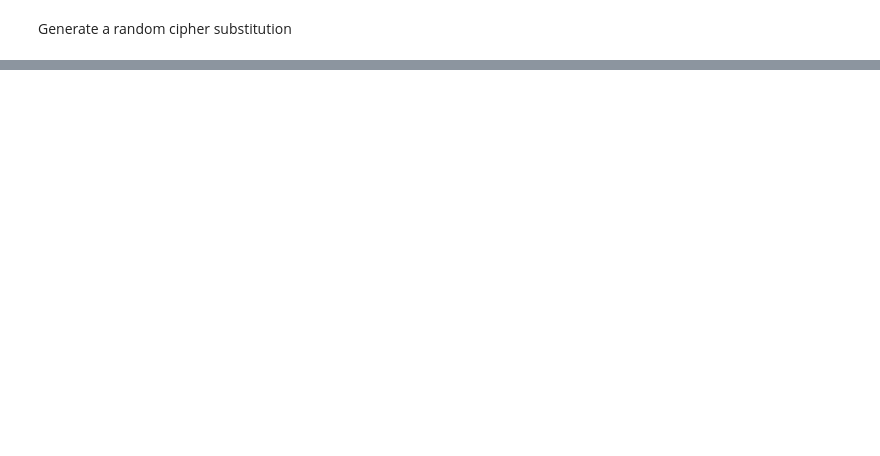
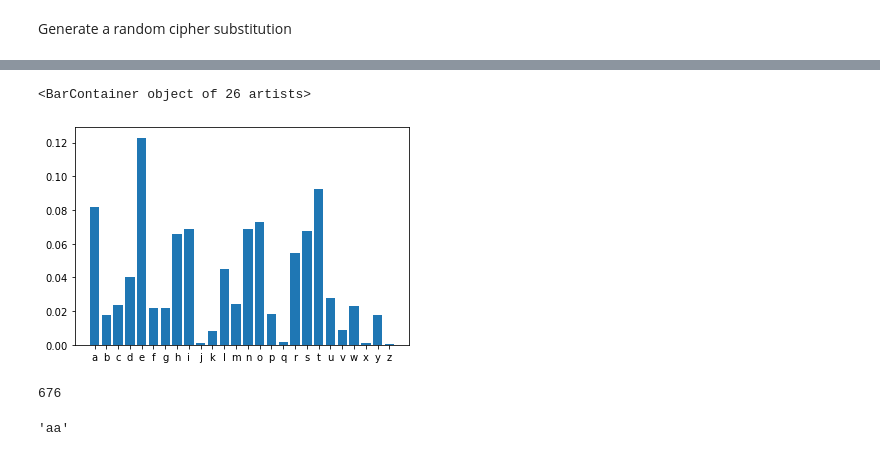
Before and after one commit to moeinrns/Cipher-Dycription, a Jupyter notebook: Cipher Decryption.ipynb, the cells around one changed output, grey strips where cells are left out. Cells and saved outputs as stored; diff of their text form; code cells hidden in the pictures; blank space fills up the shorter version.

```diff
--- a/Cipher Decryption.ipynb
+++ b/Cipher Decryption.ipynb
@@ -41,0 +57,6 @@ random_sub_cipher
+# %%
+#Make a copy of the original text
+text = data
+# %%
+#Decapitalize all letters in the text
+text = text.lower()
@@ -41,0 +67,9 @@ random_sub_cipher
+# %%
+#Removing unwanted characters except alphabetic ones
+import re
+pattern = r'[^A-Za-z0-9]+'
+text = re.sub(pattern,'',text)
+for num in range(10):
+    text = text.replace(str(num), "")
+# %%
+unigram_p = {alphabets[i]: text.count(alphabets[i]) / len(text) for i in range(len(alphabets))}
@@ -41,0 +120,5 @@ random_sub_cipher
+# %%
+plt.bar(x = unigram_p.keys(), height= unigram_p.values())
+# %% [output]
+<BarContainer object of 26 artists>
+[figure, added]
@@ -41,0 +129,8 @@ random_sub_cipher
+# %%
+len(bigrams)
+# %% [output]
+676
+# %%
+bigrams[0]
+# %% [output]
+'aa'
```
Also changed, not shown: parts of 34 cells of this notebook, 1 other file.
